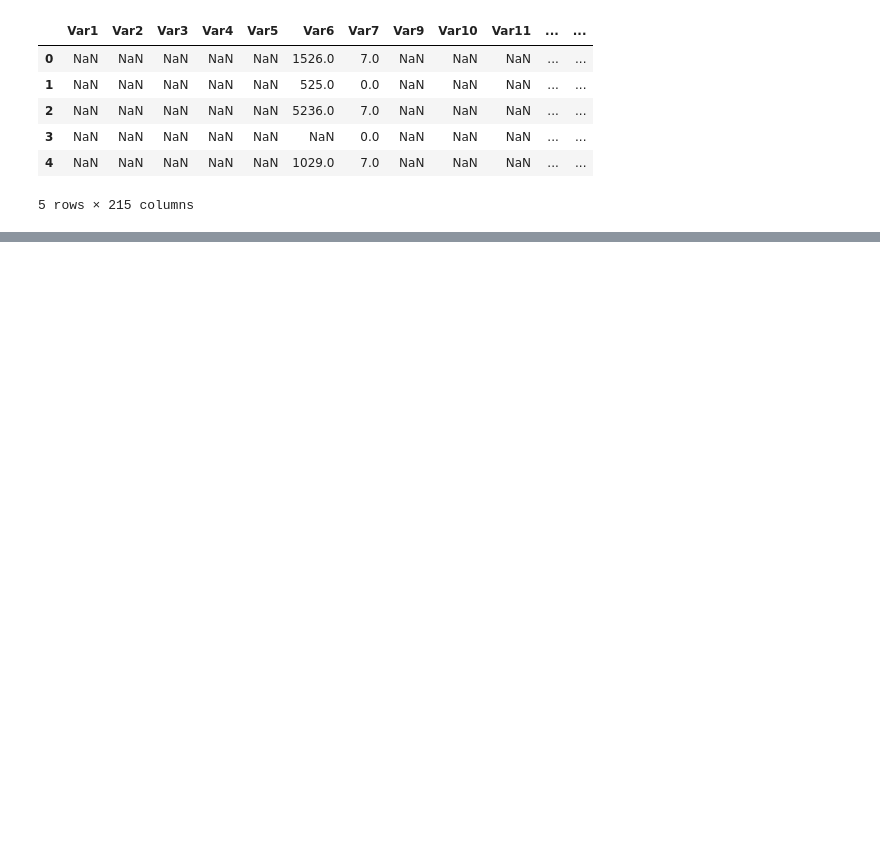
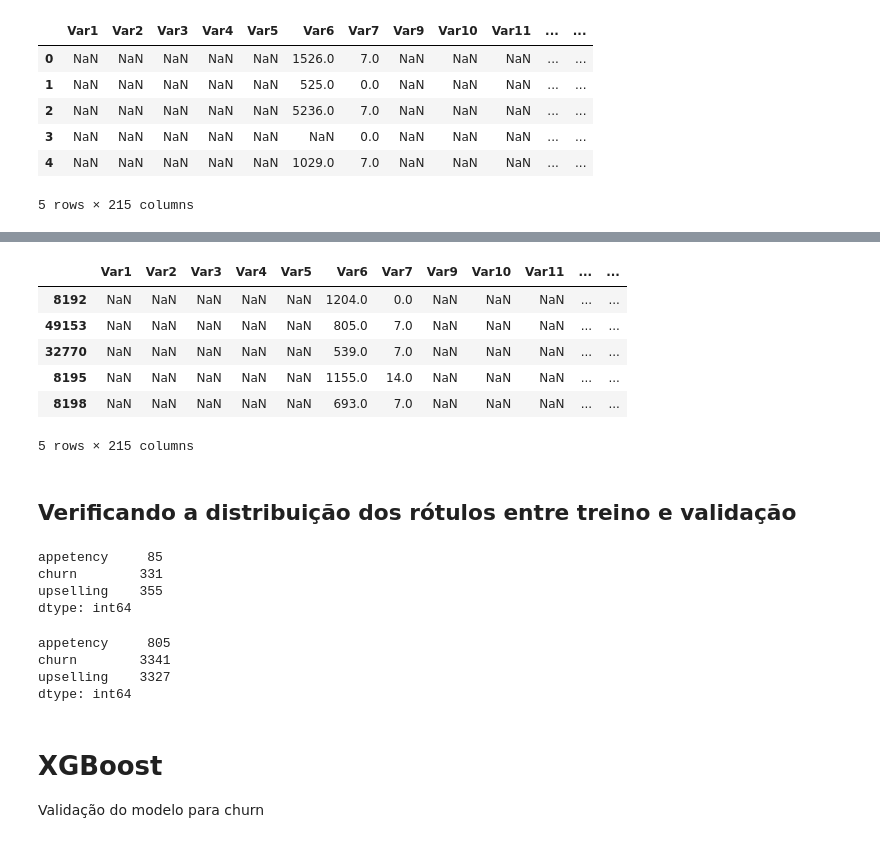
Before and after one commit to RobStelling/KDD2009, a Jupyter notebook: python/Abordagem_Simplista.ipynb, the cells around one changed output, grey strips where cells are left out. Drawn from its saved outputs; the diff is of its cells as text; code cells hidden in the pictures; blank space fills up the shorter version.

```diff
--- a/python/Abordagem_Simplista.ipynb
+++ b/python/Abordagem_Simplista.ipynb
@@ -160,0 +233,30 @@ kdd2009.head()
+# %%
+dadosValidacao.head()
+# %% [output]
+|  | Var1 | Var2 | Var3 | Var4 | Var5 | Var6 | Var7 | Var9 | Var10 | Var11 | ... | ... |
+| 8192 | NaN | NaN | NaN | NaN | NaN | 1204.0 | 0.0 | NaN | NaN | NaN | ... | ... |
+| 49153 | NaN | NaN | NaN | NaN | NaN | 805.0 | 7.0 | NaN | NaN | NaN | ... | ... |
+| 32770 | NaN | NaN | NaN | NaN | NaN | 539.0 | 7.0 | NaN | NaN | NaN | ... | ... |
+| 8195 | NaN | NaN | NaN | NaN | NaN | 1155.0 | 14.0 | NaN | NaN | NaN | ... | ... |
+| 8198 | NaN | NaN | NaN | NaN | NaN | 693.0 | 7.0 | NaN | NaN | NaN | ... | ... |
+5 rows × 215 columns
+# %% [markdown]
+## Verificando a distribuição dos rótulos entre treino e validação
+# %%
+dadosValidacao[resultados].sum()
+# %% [output]
+appetency     85
+churn        331
+upselling    355
+dtype: int64
+# %%
+dadosTreino[resultados].sum()
+# %% [output]
+appetency     805
+churn        3341
+upselling    3327
+dtype: int64
+# %% [markdown]
+# XGBoost
+
+Validação do modelo para churn
```
Also changed, not shown: parts of 18 cells of this notebook.
